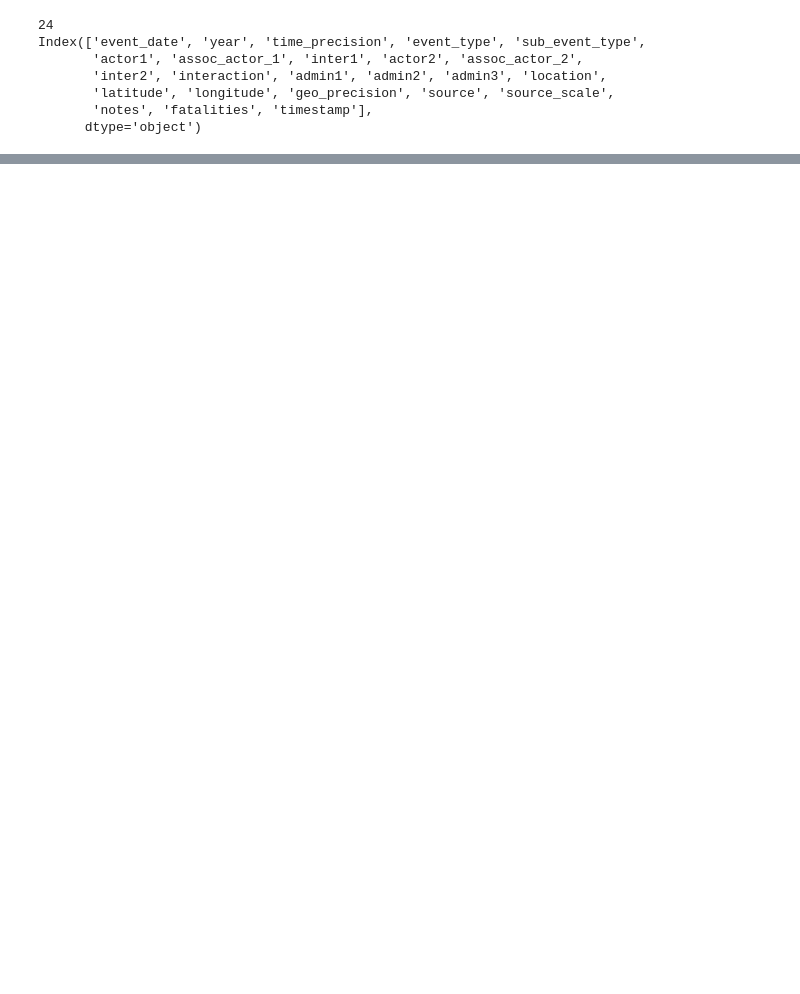
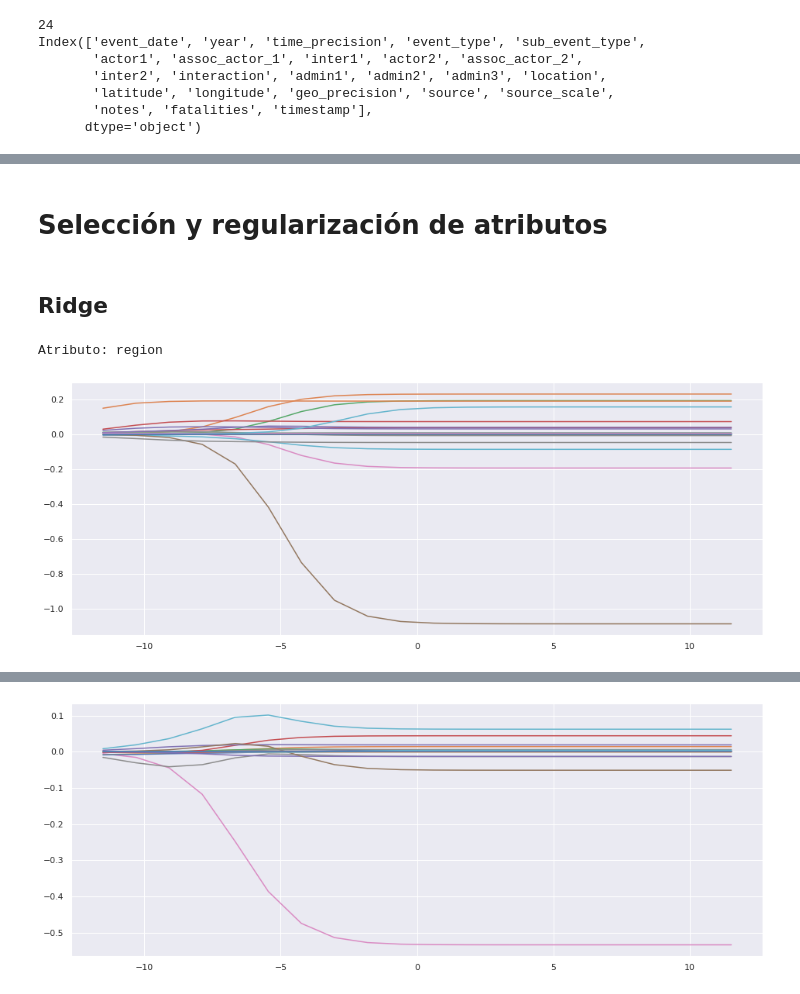
Before and after one commit to hugosep/machine-learning-taller-3, a Jupyter notebook: taller_3.ipynb, the cells around one changed output, grey strips where cells are left out. Drawn from its saved outputs; the diff is of its cells as text; code cells hidden in the pictures; blank space fills up the shorter version.

```diff
--- a/taller_3.ipynb
+++ b/taller_3.ipynb
@@ -66,9 +150,4 @@ print("")
 # %%
-from tensorflow import convert_to_tensor
-from sklearn import preprocessing
-from keras.utils import to_categorical
-from sklearn.preprocessing import LabelEncoder, OrdinalEncoder, OneHotEncoder
-
 label_encoders = dict()
 are_object = list()
 
@@ -77,7 +156,7 @@ for column in data.columns:
       data[column] = data[column].astype('|S')
       are_object.append(column)
 
-print(are_object)
+print("Son de tipo objeto:", len(are_object))
 
 for is_object in are_object:
   label_encoders[is_object] = LabelEncoder()
@@ -85,11 +164,11 @@ for is_object in are_object:
 
 features = ['event_date', 'year', 'time_precision', 'sub_event_type',
        'actor1', 'assoc_actor_1', 'inter1', 'actor2', 'assoc_actor_2',
-       'inter2', 'interaction', 'admin1', 'admin2', 'admin3',
+       'inter2', 'interaction', 'admin2', 'admin3',
        'latitude', 'longitude', 'geo_precision', 'source', 'source_scale',
        'notes', 'fatalities', 'timestamp']
 
-predict = ["location", "event_type"]
+predict = ["region", "event_type"]
 
 X = data[features]
 Y = data[predict]
@@ -120,0 +180,67 @@ dtype: object
+# %% [markdown]
+# Selección y regularización de atributos
+# %%
+best_attributes = list()
+worst_attributes = list()
+# %% [markdown]
+## Ridge
+# %%
+from sklearn.datasets import make_regression
+from sklearn.linear_model import Ridge
+from sklearn.metrics import mean_squared_error
+
+for p in predict:
+  print("Atributo:", p)
+
+  alphas_ridge = list(np.logspace(-5, 5, num=20, base=10))
+  active_ridge = []
+  coef_matrix = []
+
+  idx = 0
+  coef_matrix = np.zeros((X_train.shape[1],len(alphas_ridge)))
+
+  for alpha in alphas_ridge:
+    modelo_ridge = Ridge(alpha)
+    modelo_ridge.fit(X_train, Y_train[p])
+    coefs_ridge = modelo_ridge.coef_
+    active_ridge.append(len(coefs_ridge[coefs_ridge>0.001]))
+    coef_matrix[:,idx] = coefs_ridge
+    idx = idx + 1
+
+  neg_log_alphas = -np.log(alphas_ridge)
+  fig, ax = plt.subplots(figsize=(16,6),nrows=1, ncols=1)
+
+  from_plot = 0
+  for idx in range(X_train.shape[1]):
+    sns.lineplot(x=neg_log_alphas[from_plot:],y=coef_matrix[idx,from_plot:],ax=ax)
+  plt.show()
+
+  importance = coef_matrix>0.001
+  importance = np.sum(importance,axis=1)
+  print(importance.shape)
+  idx_imp = np.argsort(importance)
+  top = idx_imp[-10:]
+  names = X_train.columns
+  names_top = [names[idx] for idx in top]
+
+  bottom = idx_imp[:10]
+  names_bottom = [names[idx] for idx in bottom]
+
+  print("\nMás Importantes:\n")
+  print(names_top[:5])
+  print(names_top[5:])
+
+  print("\nMenos Importantes:\n")
+  print(names_bottom[:5])
+  print(names_bottom[5:])
+
+  print("\n")
+
+  best_attributes.append(names_top[5:])
+  best_attributes.append(names_top[:5])
+
+  best_attributes.append(names_bottom[5:])
+  best_attributes.append(names_bottom[:5])
+# %% [output]
+Atributo: region
+[figure, added]
@@ -120,0 +261 @@ dtype: object
+[figure, added]
```
Also changed, not shown: parts of 43 cells of this notebook, 1 other file.
